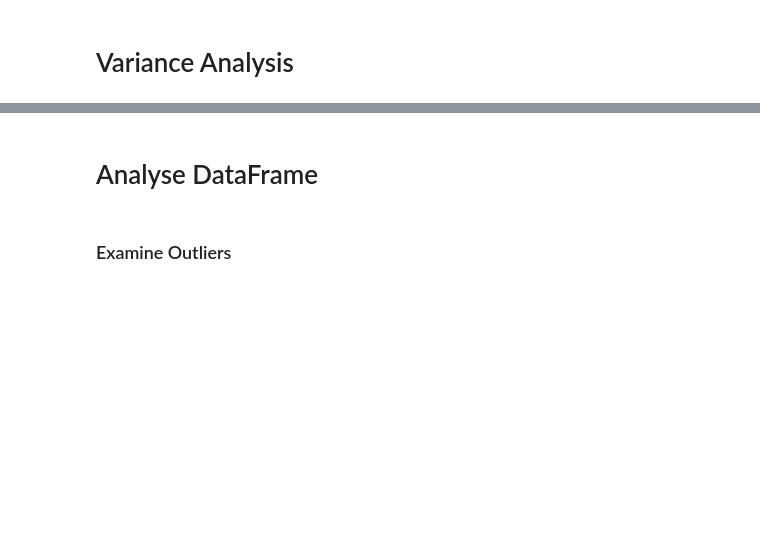
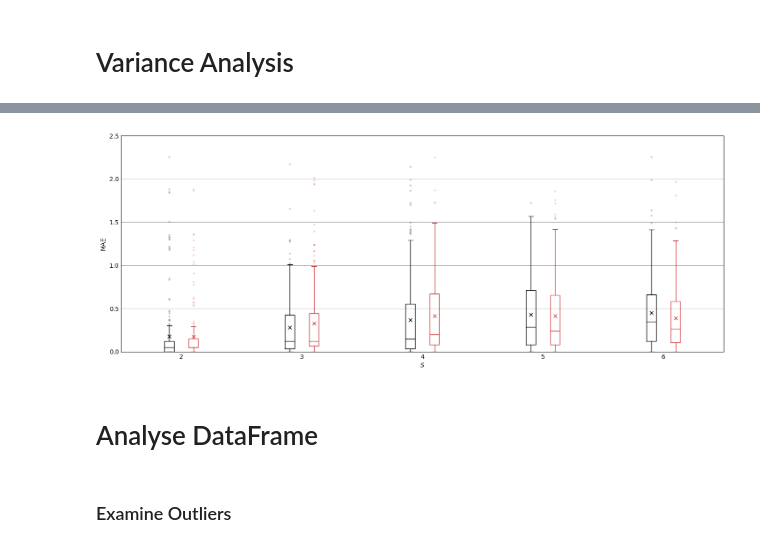
Before and after one commit to jannismain/fau-lnt-source-tracking-code, a Jupyter notebook: python/notebooks/analysis-mean-err.ipynb, the cells around one changed output, grey strips where cells are left out. Saved outputs shown, nothing was run; the diff lists cells and outputs as text; code cells hidden in the pictures; blank space fills up the shorter version.

```diff
--- a/python/notebooks/analysis-mean-err.ipynb
+++ b/python/notebooks/analysis-mean-err.ipynb
@@ -663,0 +674,2 @@ ValueError: not enough values to unpack (expected 2, got 0)
+# %%
+dft = matlab2pandas(dirname='psi_s', save_to=path.join(PATH_ROOT, '_psi_s'), summary=True)
@@ -664,3 +709,20 @@ ValueError: not enough values to unpack (expected 2, got 0)
+# %%
+var = 'prior'
+# 1 = 'equal', 2 = 'random', 3 = 'half-horizontal', 4 = 'half-vertical'
+# Joint Boxplot, grouped
+fig = figure(figsize=(17,6.5)); ax  = fig.add_subplot(111)
+
+idx=0
+for val in [1,2]:
+    dftt = dft[dft[var]==val]
+    bp = dftt.boxplot("err-mean", by=["n-sources"], ax=ax, **boxplot_args)
+    style_boxplot(bp, None, idx, 2)
+    idx+=1
+
+if EXPORT_LATEX:
+    tikz_save("".join([PATH_LATEX_PLOTS, 'boxplot-joined-psips-{}.tex'.format(var)]), strict=True, wrap=False)
+# %% [output]
+[figure, added]
 # %% [markdown]
 # Analyse DataFrame
 # %% [markdown]
```
Also changed, not shown: parts of 19 cells of this notebook, 2 other files.
